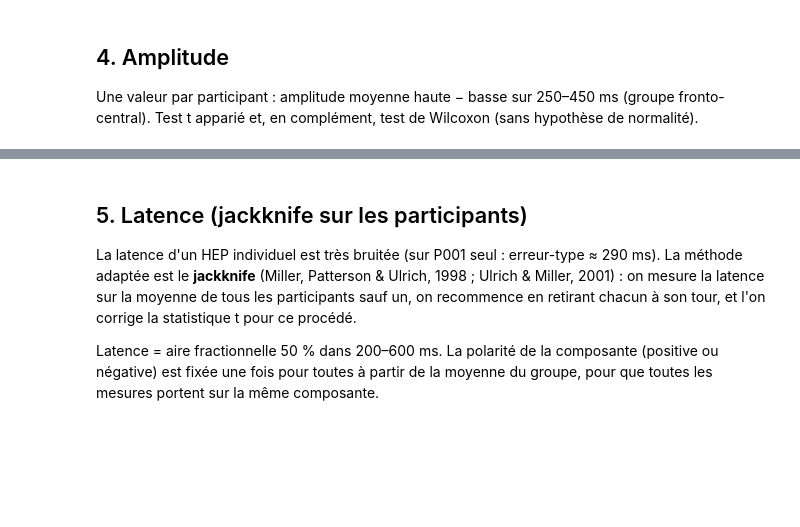
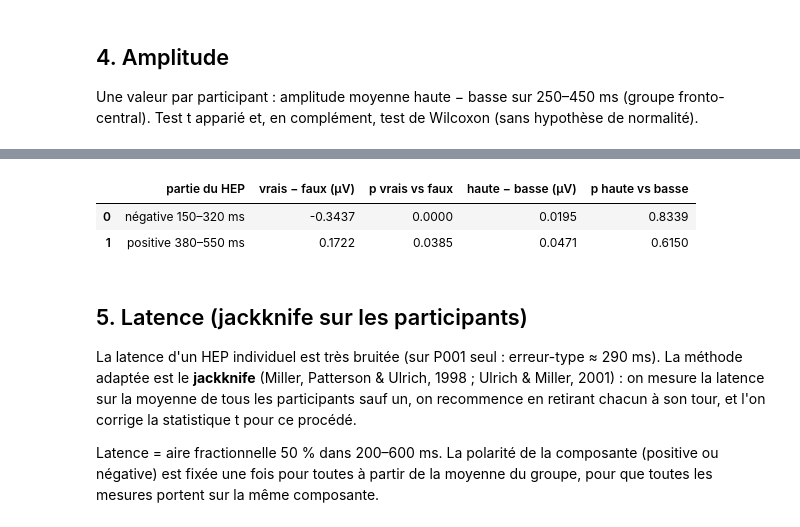
Before and after one commit to miakovlevv/habs-team06, a Jupyter notebook: latence/laura_hep_groupe.ipynb, the cells around one changed output, grey strips where cells are left out. Cells and saved outputs as stored; diff of their text form; code cells hidden in the pictures; blank space fills up the shorter version.

```diff
--- a/latence/laura_hep_groupe.ipynb
+++ b/latence/laura_hep_groupe.ipynb
@@ -120,3 +163,17 @@ ax.set_title("Différence d'amplitude par participant"); plt.tight_layout(); plt
+# %%
+all_w = np.array([cl(all_beats(D[s])) for s in subjects])
+rows = []
+for name, win in [("négative 150–320 ms", (0.15, 0.32)), ("positive 380–550 ms", (0.38, 0.55))]:
+    vf = mean_amp(all_w, times, win) - mean_amp(sur, times, win)
+    hb = mean_amp(hi_w, times, win) - mean_amp(lo_w, times, win)
+    rows.append({"partie du HEP": name,
+                 "vrais − faux (µV)": vf.mean(), "p vrais vs faux": stats.ttest_1samp(vf, 0).pvalue,
+                 "haute − basse (µV)": hb.mean(), "p haute vs basse": stats.ttest_1samp(hb, 0).pvalue})
+pd.DataFrame(rows).round(4)
+# %% [output]
+|  | partie du HEP | vrais − faux (µV) | p vrais vs faux | haute − basse (µV) | p haute vs basse |
+| 0 | négative 150–320 ms | -0.3437 | 0.0000 | 0.0195 | 0.8339 |
+| 1 | positive 380–550 ms | 0.1722 | 0.0385 | 0.0471 | 0.6150 |
 # %% [markdown]
 ## 5. Latence (jackknife sur les participants)
 
```
Also changed, not shown: parts of 11 cells of this notebook.
